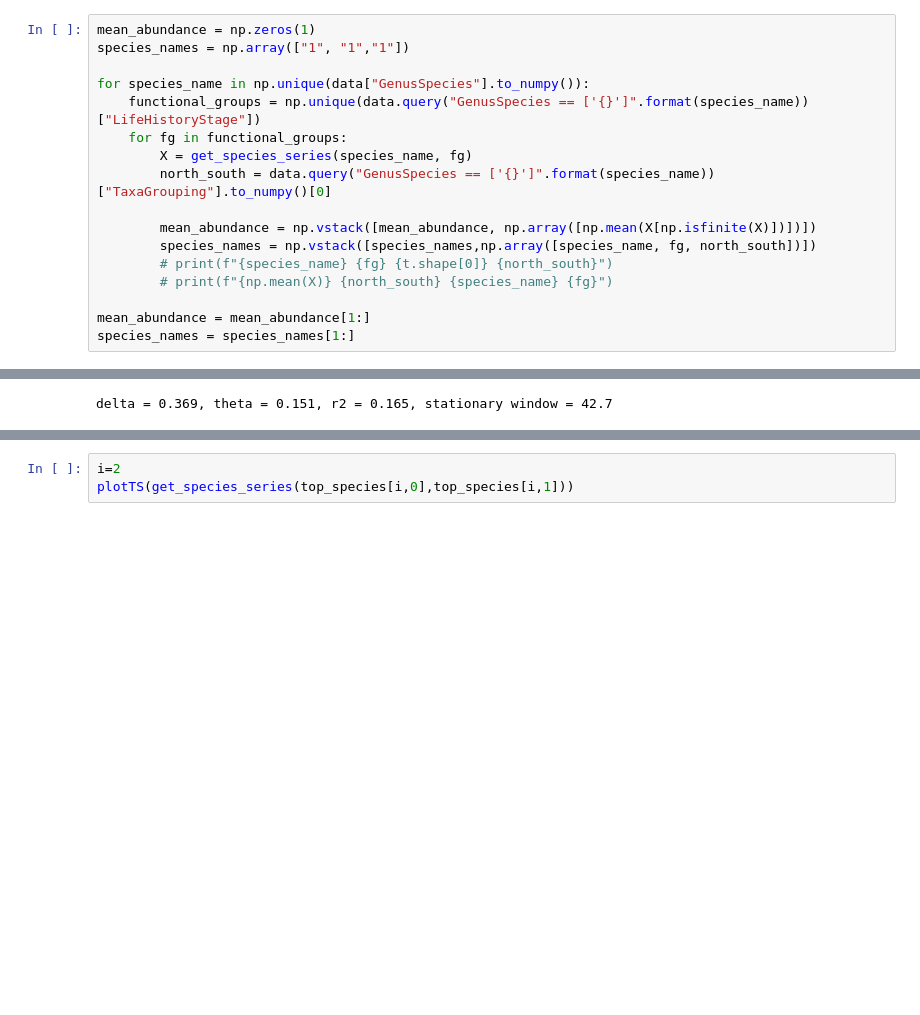
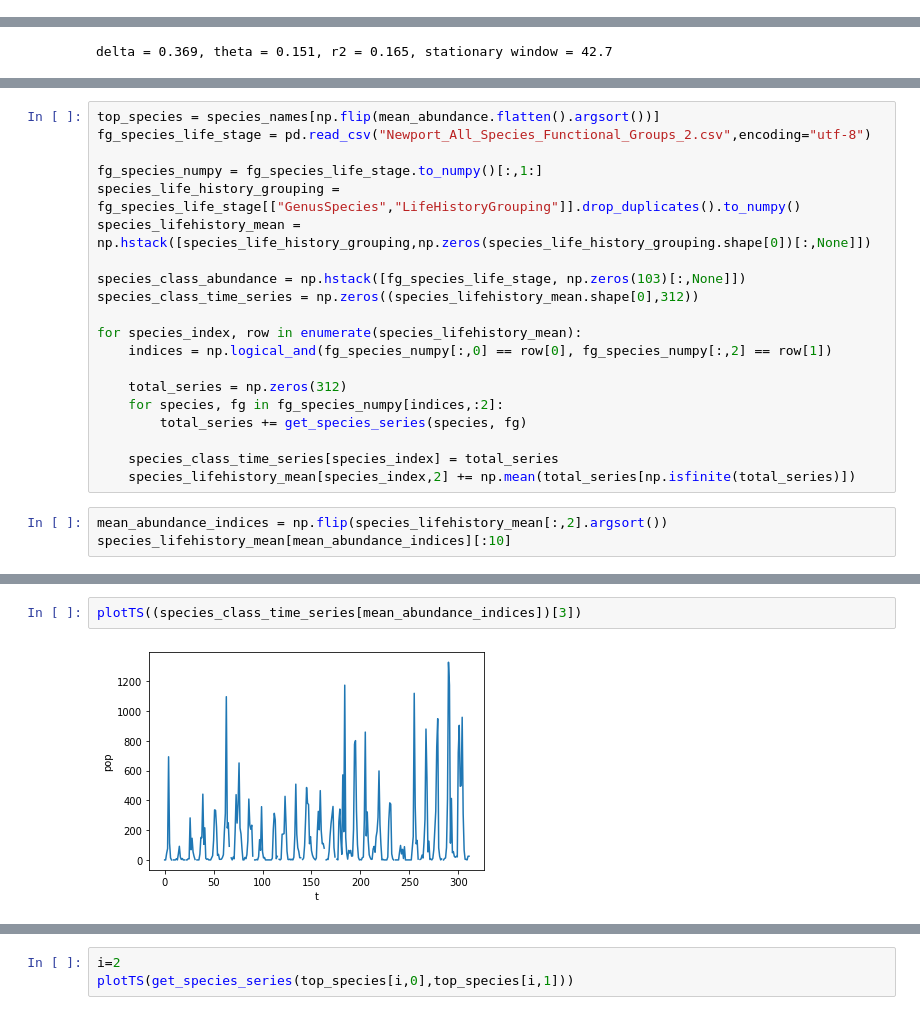
Before and after one commit to kenflat2/Nonlinear-Regression, a Jupyter notebook: Newport Data Analysis.ipynb, the cells around one changed output, grey strips where cells are left out. Drawn from its saved outputs; the diff is of its cells as text; blank space fills up the shorter version.

```diff
--- a/Newport Data Analysis.ipynb
+++ b/Newport Data Analysis.ipynb
@@ -119,23 +119,6 @@ def get_species_series(species_name, life_history_stage):
 # %%
 newport_species_fg = np.array(["",""])
 newport_w_s_r2 = np.zeros(2)
-# %%
-mean_abundance = np.zeros(1)
-species_names = np.array(["1", "1","1"])
-
-for species_name in np.unique(data["GenusSpecies"].to_numpy()):
-    functional_groups = np.unique(data.query("GenusSpecies == ['{}']".format(species_name))["LifeHistoryStage"])
-    for fg in functional_groups:
-        X = get_species_series(species_name, fg)
-        north_south = data.query("GenusSpecies == ['{}']".format(species_name))["TaxaGrouping"].to_numpy()[0]
-
-        mean_abundance = np.vstack([mean_abundance, np.array([np.mean(X[np.isfinite(X)])])])
-        species_names = np.vstack([species_names,np.array([species_name, fg, north_south])])
-        # print(f"{species_name} {fg} {t.shape[0]} {north_south}")
-        # print(f"{np.mean(X)} {north_south} {species_name} {fg}")
-
-mean_abundance = mean_abundance[1:]
-species_names = species_names[1:]
 # %%
 northern_raw = np.zeros(312)
 southern_raw = np.zeros(312)
@@ -200,0 +180,23 @@ fg_species_life_stage = pd.read_csv("Newport_All_Species_Functional_Groups_2.csv
+# %%
+top_species = species_names[np.flip(mean_abundance.flatten().argsort())]
+fg_species_life_stage = pd.read_csv("Newport_All_Species_Functional_Groups_2.csv",encoding="utf-8")
+
+fg_species_numpy = fg_species_life_stage.to_numpy()[:,1:]
+species_life_history_grouping = fg_species_life_stage[["GenusSpecies","LifeHistoryGrouping"]].drop_duplicates().to_numpy()
+species_lifehistory_mean = np.hstack([species_life_history_grouping,np.zeros(species_life_history_grouping.shape[0])[:,None]])
+
+species_class_abundance = np.hstack([fg_species_life_stage, np.zeros(103)[:,None]])
+species_class_time_series = np.zeros((species_lifehistory_mean.shape[0],312))
+
+for species_index, row in enumerate(species_lifehistory_mean):
+    indices = np.logical_and(fg_species_numpy[:,0] == row[0], fg_species_numpy[:,2] == row[1])
+
+    total_series = np.zeros(312)
+    for species, fg in fg_species_numpy[indices,:2]:
+        total_series += get_species_series(species, fg)
+
+    species_class_time_series[species_index] = total_series
+    species_lifehistory_mean[species_index,2] += np.mean(total_series[np.isfinite(total_series)])
+# %%
+mean_abundance_indices = np.flip(species_lifehistory_mean[:,2].argsort())
+species_lifehistory_mean[mean_abundance_indices][:10]
@@ -200,0 +215,4 @@ fg_species_life_stage = pd.read_csv("Newport_All_Species_Functional_Groups_2.csv
+# %%
+plotTS((species_class_time_series[mean_abundance_indices])[3])
+# %% [output]
+[figure, added]
```
Also changed, not shown: parts of 6 cells of this notebook, 2 other files.
